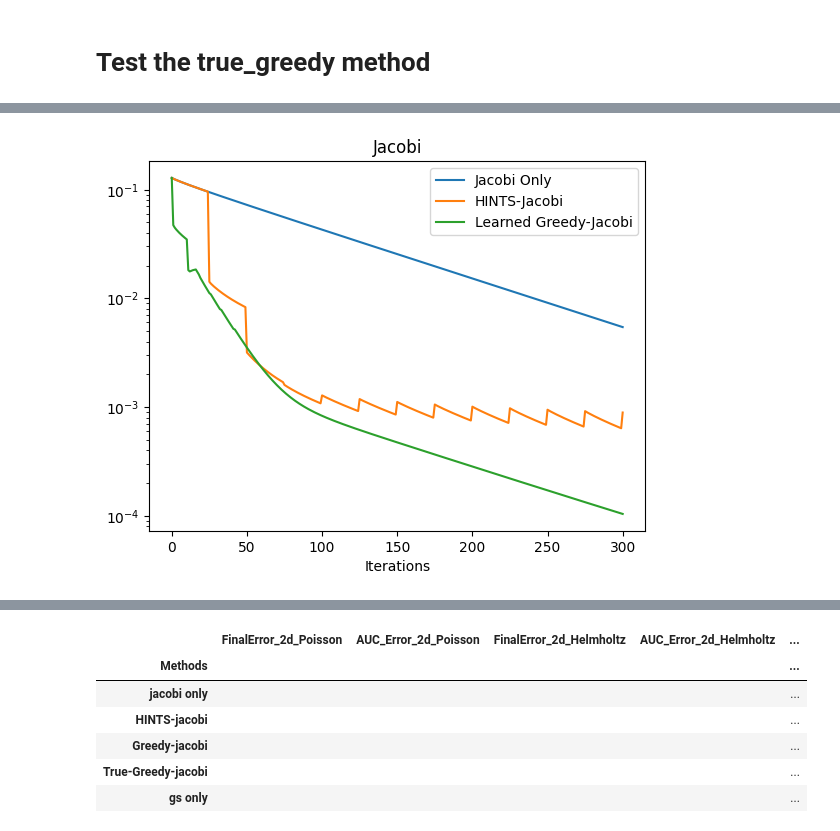
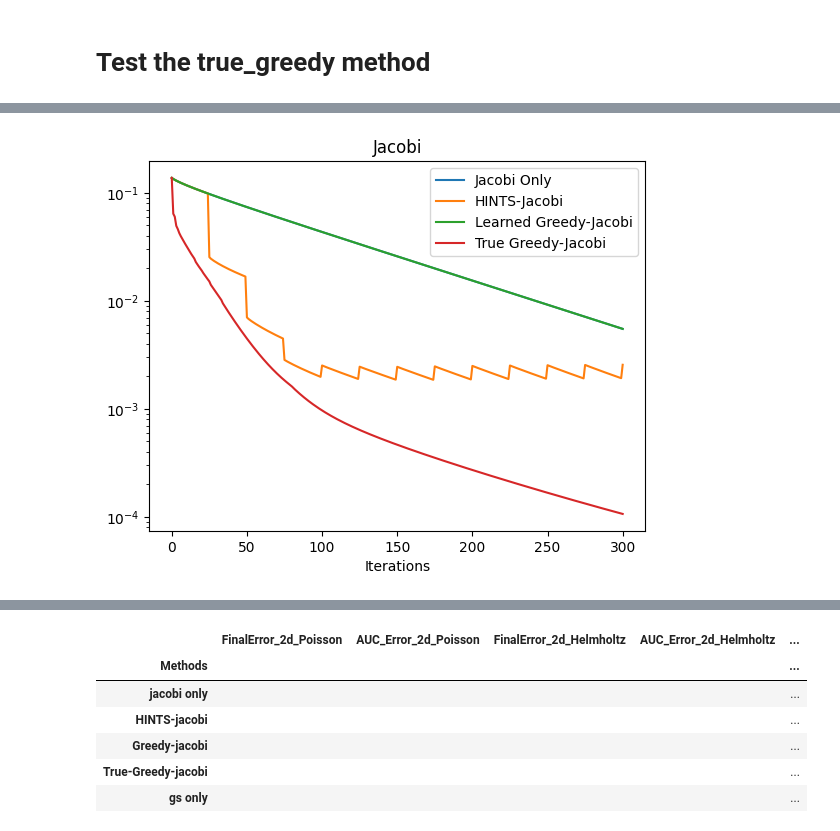
Before and after one commit to srayan00/greedy-hybrid-pde, a Jupyter notebook: playground/test.ipynb, the cells around one changed output, grey strips where cells are left out. Saved outputs shown, nothing was run; the diff lists cells and outputs as text; code cells hidden in the pictures.

```diff
--- a/playground/test.ipynb
+++ b/playground/test.ipynb
@@ -344,7 +347,14 @@ if ml_model_type == "deeponet":
 elif ml_model_type == "fno":
     ml_model = FNOforPDE(trunc_mode=ml_arguments["trunc_mode"], dim=dim, in_channels=new_in_channels,
                         hidden_size=ml_arguments["hidden_size"], num_layers=ml_arguments["num_layers"]).to(device)
-
+elif ml_model_type == "deeponetcnn":
+    ml_model = DeepONetCNN(N=ml_arguments["N"], dim=dim, in_channels=new_in_channels, device=device, boundary=boundary,
+                        branch_dim=ml_arguments["branch_dim"],
+                        hidden_branch_channels=ml_arguments["hidden_branch_channels"],
+                        kernel_size=ml_arguments["kernel_size"],
+                        stride=ml_arguments["stride"],
+                        hidden_trunk=ml_arguments["hidden_trunk"],
+                        hidden_branch=ml_arguments["hidden_branch"]).to(device)
 
 ml_ckp = None
 if os.path.exists(ml_ckp_path):
@@ -353,4 +363,6 @@ if os.path.exists(ml_ckp_path):
 
 if ml_ckp:
     ml_model.load_state_dict(ml_ckp["model"])
+pytorch_total_params = sum(p.numel() for p in ml_model.parameters())
+print(pytorch_total_params)
 # %% [output]
@@ -399,6 +412,12 @@ if model_type == "lstm":
     else:
         router = LSTMGreedyRouter(None, ml_arguments["N"]*ml_arguments["N"]*(new_in_channels + 1), arguments["hidden_dim"], arguments["num_layers"], 2, arguments["dropout"]).to(device)
     # router = LSTMGreedyRouter(None, ml_arguments["N"]*(in_channels + 1), arguments["hidden_dim"], arguments["num_layers"], num_solvers, arguments["dropout"]).to(device)
+elif model_type == "lstm_side_info":
+    if dim == 1:
+        router = LSTMGreedyRouter_SideInfo(None, ml_arguments["N"]*(new_in_channels + 1), arguments["hidden_dim"], arguments["num_layers"], 2, arguments["dropout"]).to(device)
+    else:
+        router = LSTMGreedyRouter_SideInfo(None, ml_arguments["N"]*ml_arguments["N"]*(new_in_channels + 1), arguments["hidden_dim"], arguments["num_layers"], 2, arguments["dropout"]).to(device)
+
 ckp = None
 if os.path.exists(ckp_path):
     print(f"Loading model checkpoint from {ckp_path}...")
@@ -506,7 +525,7 @@ Iteration 276/300
 # %%
 constant_jacobi =  ConstantRouter(2, 0, device = device)
 model_constant_jacobi = HybridSolver(N=ml_arguments["N"], dim=dim, in_channels=in_channels, boundary=boundary, equation=pde,
-                                suite_solver=list_of_solvers+[ml_model], router=constant_jacobi, tol=1e-7, max_iters=arguments["max_iters"], threshold=0.1).to(device)
+                                suite_solver=list_of_solvers+[ml_model], router=constant_jacobi, tol=1e-7, max_iters=max_iters, threshold=0.1).to(device)
 loss = ApproxGreedyRouterLoss(centered=(equation == "Poisson" and boundary == "Periodic"))
 errors_constant_jacobi, loss_constant_jacobi, residuals_constant_jacobi, mode_one_constant_jacobi, mode_five_constant_jacobi, mode_ten_constant_jacobi, solver_decision_constant_jacobi = test_model(model_constant_jacobi, test_loader, in_channels, dim, loss, centered, loss_t = False)
 # %% [output]
@@ -532,7 +551,7 @@ Iteration 276/300
 # %%
 hints =  HINTSRouter(2, 25, device = device).to(device)
 model_hints = HybridSolver(N=ml_arguments["N"], dim=dim, in_channels=in_channels, boundary=boundary, equation=pde,
-                                suite_solver=list_of_solvers+[ml_model], router=hints, tol=1e-7, max_iters=arguments["max_iters"], threshold=0.1).to(device)
+                                suite_solver=list_of_solvers+[ml_model], router=hints, tol=1e-7, max_iters=max_iters, threshold=0.1).to(device)
 
 errors_hints, loss_hints, residuals_hints , mode_one_hints, mode_five_hints, mode_ten_hints, solver_decision_hints = test_model(model_hints, test_loader, in_channels, dim, loss,  centered, loss_t = False)
 # %% [output]
@@ -645,17 +671,17 @@ array([[0, 1, 1, ..., 1, 0, 1],
        [0, 0, 0, ..., 0, 0, 0],
        [0, 0, 0, ..., 0, 0, 0]], shape=(300, 64))
 # %%
-index_of_interest = 43
+index_of_interest = 30
 plt.plot(errors_constant_jacobi[:, index_of_interest], label='Jacobi Only')
 plt.plot(errors_hints[:, index_of_interest], label='HINTS-Jacobi')
 plt.plot(errors_greedy[:, index_of_interest], label='Learned Greedy-Jacobi')
-# plt.plot(error_true[:, index_of_interest], label = "True Greedy-Jacobi")
+plt.plot(error_true[:, index_of_interest], label = "True Greedy-Jacobi")
 plt.legend()
 plt.title("Jacobi")
 plt.xlabel("Iterations")
 plt.yscale("log")
 # %% [output]
-[figure, old version]
+[figure, new version]
 # %%
 auc_true = np.trapezoid(error_true, axis = 0)
 auc_constant_jacobi = np.trapezoid(errors_constant_jacobi, axis = 0)
```
Also changed, not shown: parts of 20 cells of this notebook, 9 other files.
